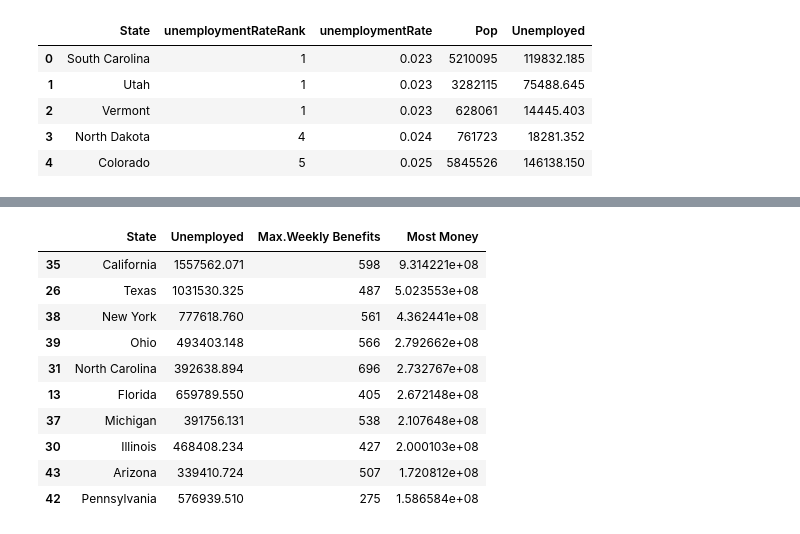
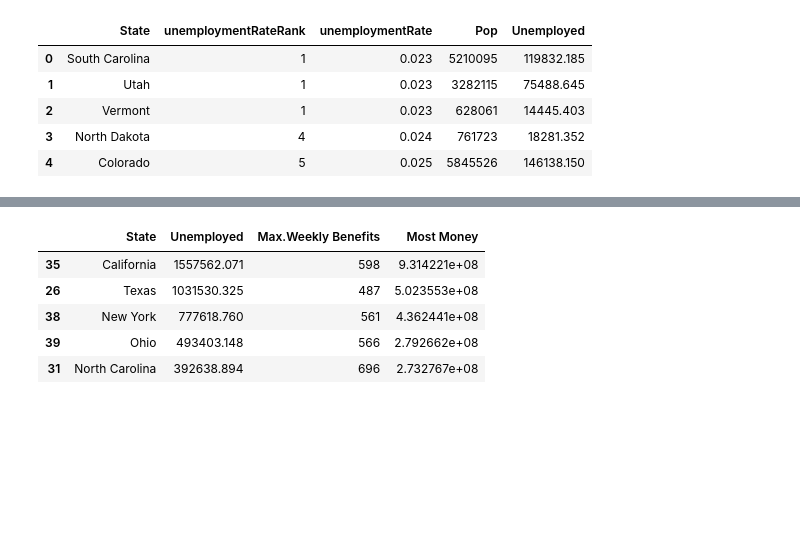
Before and after one commit to RahmanMonty/Unemployment, a Jupyter notebook: Unemployment.ipynb, the cells around one changed output, grey strips where cells are left out. Saved outputs shown, nothing was run; the diff lists cells and outputs as text; code cells hidden in the pictures; blank space fills up the shorter version.

```diff
--- a/Unemployment.ipynb
+++ b/Unemployment.ipynb
@@ -121,20 +52,15 @@ join[["State", "Unemployed", "Max.Weekly Benefits", "Most Money"]]
 # %%
 # From this data we can see that California, Texas, and New York pay out the most unemployment to their citizens
 # Taking into consideration the states population and the benefits they offer.
-LuckyPeople = join.nlargest(10, "Most Money")
+LuckyPeople = join.nlargest(5, "Most Money")
 LuckyPeople[["State", "Unemployed", "Max.Weekly Benefits", "Most Money"]]
 # %% [output]
 |  | State | Unemployed | Max.Weekly Benefits | Most Money |
 | 35 | California | 1557562.071 | 598 | 9.314221e+08 |
 | 26 | Texas | 1031530.325 | 487 | 5.023553e+08 |
 | 38 | New York | 777618.760 | 561 | 4.362441e+08 |
 | 39 | Ohio | 493403.148 | 566 | 2.792662e+08 |
 | 31 | North Carolina | 392638.894 | 696 | 2.732767e+08 |
-| 13 | Florida | 659789.550 | 405 | 2.672148e+08 |
-| 37 | Michigan | 391756.131 | 538 | 2.107648e+08 |
-| 30 | Illinois | 468408.234 | 427 | 2.000103e+08 |
-| 43 | Arizona | 339410.724 | 507 | 1.720812e+08 |
-| 42 | Pennsylvania | 576939.510 | 275 | 1.586584e+08 |
 # %%
 LuckyPeople1 = LuckyPeople.nsmallest(10, "Most Money")
 # %%
```
Also changed, not shown: parts of 15 cells of this notebook.
